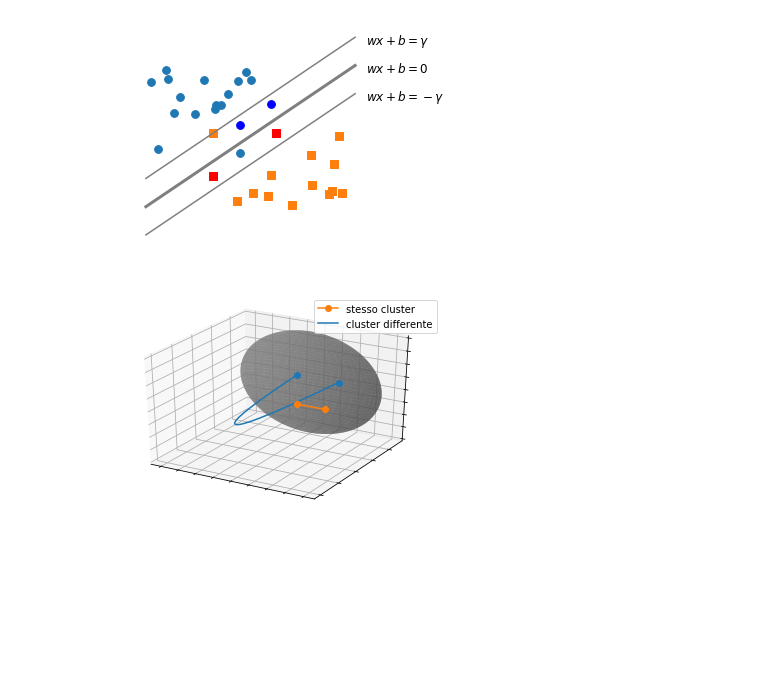
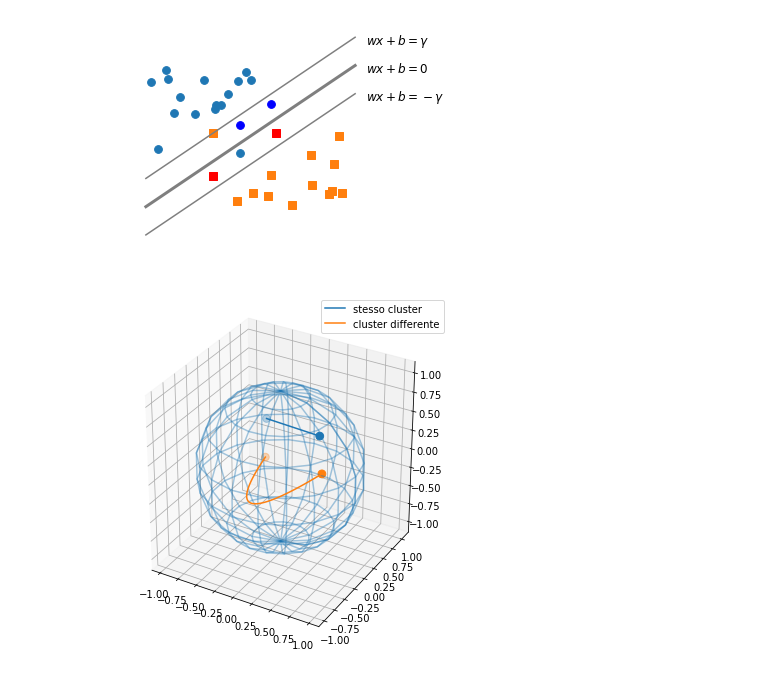
Before and after one commit to lucacrm/fuzzysets, a Jupyter notebook: Tesi/figure/grafici_tesi.ipynb, the cells around one changed output. Cells and saved outputs as stored; diff of their text form; code cells hidden in the pictures; blank space fills up the shorter version.

```diff
--- a/Tesi/figure/grafici_tesi.ipynb
+++ b/Tesi/figure/grafici_tesi.ipynb
@@ -308,27 +309,26 @@ plt.savefig("outliers.pdf", bbox_inches = 'tight', pad_inches = 0)
 # %%
 #clustering
-fig = plt.figure()
-ax = fig.add_subplot(111, projection='3d')
+fig = plt.figure(figsize=(6.5,6.5))
+ax = fig.gca(projection='3d')
+ax.set_aspect("equal")
 
-# Make data
-u = np.linspace(0, 2 * np.pi, 100)
-v = np.linspace(0, np.pi, 100)
-x = 10 * np.outer(np.cos(u), np.sin(v))
-y = 10 * np.outer(np.sin(u), np.sin(v))
-z = 10 * np.outer(np.ones(np.size(u)), np.cos(v))
+# draw sphere
+u, v = np.mgrid[0:2*np.pi:20j, 0:np.pi:10j]
+x = np.cos(u)*np.sin(v)
+y = np.sin(u)*np.sin(v)
+z = np.cos(v)
+ax.plot_wireframe(x, y, z, color=c1,alpha=0.4)
 
-# Plot the surface
-ax.plot_surface(x, y, z, color=gr, alpha=0.6)
-x = np.linspace(-3, 3, 100)
-y = x*x*10-80
-ax.plot(x, y, zs=0, zdir='z', color=c1)
-ax.plot([-3],[9],[0], color=c1, marker='o', label='cluster differente')
-ax.plot([3],[9],[0], color=c1, marker='o')
-stesso, = ax.plot([-2,2],[2,2],[-5,-5], color=c2, marker='o', label="stesso cluster")
-ax.w_yaxis.set_ticklabels([])
-ax.w_xaxis.set_ticklabels([])
-ax.w_zaxis.set_ticklabels([])
+stesso, = ax.plot([-0.5,0.25],[0.55,0.5], zs=0.25, zdir='z', color=c1, label="stesso cluster")
+ax.scatter([-0.5,0.25],[0.55,0.5], zs=0.25, zdir='z', color=c1, s=s)
+
+k=6.5
+x=np.linspace(-0.4, 0.4,100)
+diverso, = ax.plot(x-0.4,k*x*x, zs=-0.6, zdir='z', color=c2, label="cluster differente")
+ax.scatter([-0.8,0.0],[k*0.16,k*0.16], zs=-0.6, zdir='z', color=c2, s=s)
+
 plt.legend(handles=[stesso, diverso])
-plt.savefig("clustering.pdf", bbox_inches = 'tight', pad_inches = 0)
+
+plt.savefig("clustering12.pdf", bbox_inches = 'tight', pad_inches = 0)
 # %% [output]
-[figure, old version]
+[figure, new version]
```
Also changed, not shown: parts of 17 cells of this notebook, 51 other files.
